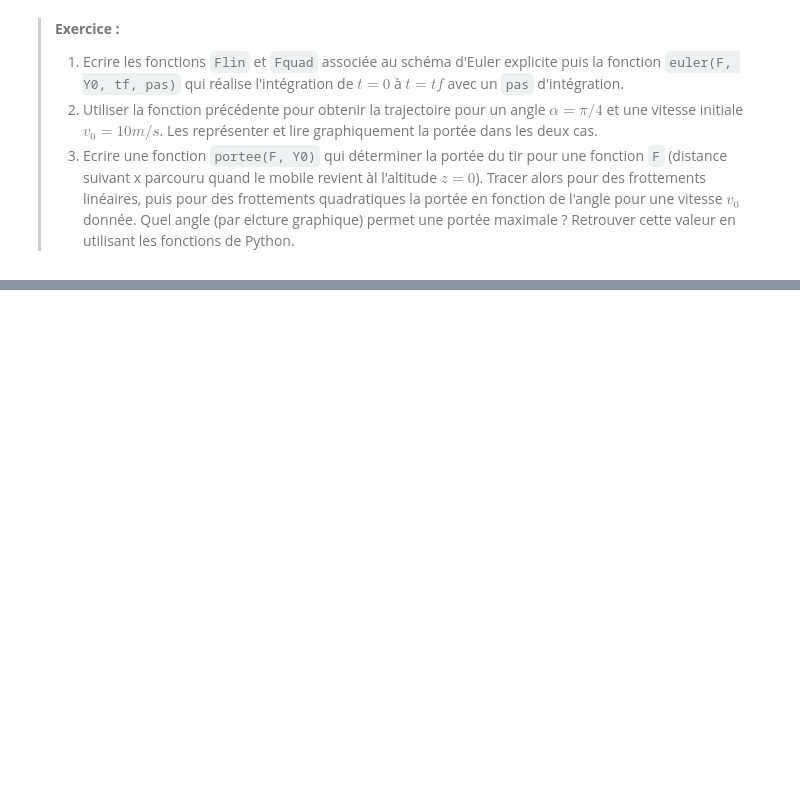
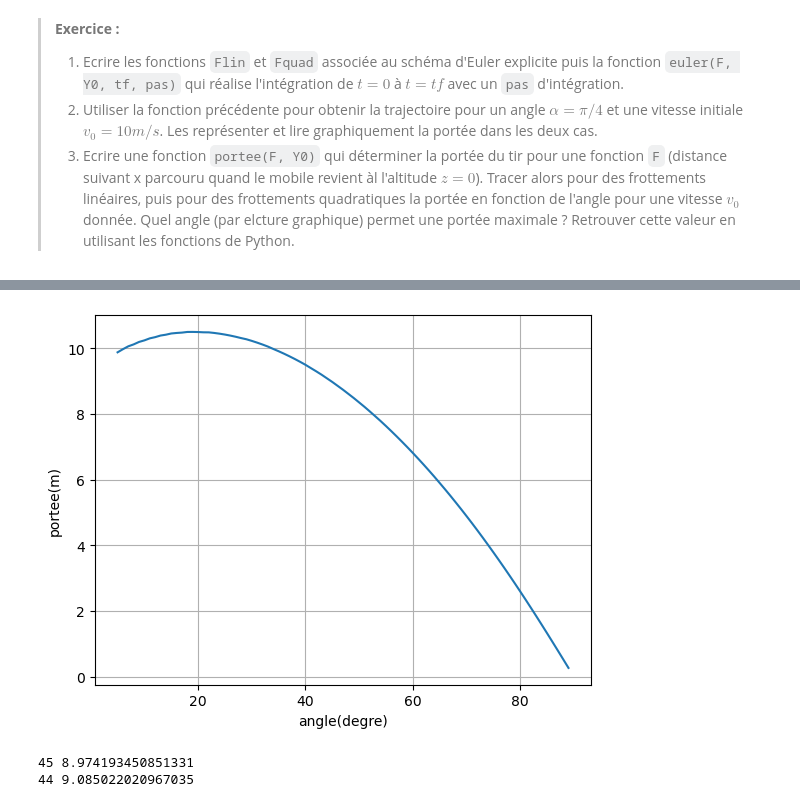
Before and after one commit to pcsi3physiquestan/mecanique_sources, a Jupyter notebook: notebook/tir_balistique.ipynb, the cells around one changed output, grey strips where cells are left out. Cells and saved outputs as stored; diff of their text form; code cells hidden in the pictures; blank space fills up the shorter version.

```diff
--- a/notebook/tir_balistique.ipynb
+++ b/notebook/tir_balistique.ipynb
@@ -86,0 +127,41 @@ $$
+# %%
+def portee(alph):
+    V0 = 60
+    pas = 1e-2
+    yk = euler(f_bad, V0, alph, pas)
+    return yk[-1, 0]  # La portée est la dernière valeur de x.
+
+alphs = np.arange(5, 90, 1)  # Angle en degrés de 5 à 85 degrés
+alphrs = alphs /180 * pi  # Passage en radians
+
+portees = []
+for alph in alphrs:
+    portees.append(portee(alph))
+
+plot(alphs, portees)
+xlabel('angle(degre)')
+ylabel('portee(m)')
+grid()
+# %% [output]
+[figure, added]
+# %%
+"""On va réaliser une dichotomie
+mais basée sur les indices des angles"""
+imin = 0
+imax = len(portees) - 1
+
+while (imax-imin) > 1: # On se ramène à deux indices possibles
+    imid = int((imax+imin) / 2)  # On prend l'indice médian, c'est un entier
+    if portees[imid] == 9:
+        imax = imid
+        imin = imid
+    elif portees[imid] > 9: # La portée voulu est dans la partie droite
+        imin = imid
+    else:
+        imax = imid
+
+print(alphs[imax], portees[imax])
+print(alphs[imin], portees[imin])
+# %% [output]
+45 8.974193450851331
+44 9.085022020967035
```
Also changed, not shown: parts of 1 cell of this notebook, 12 other files.
